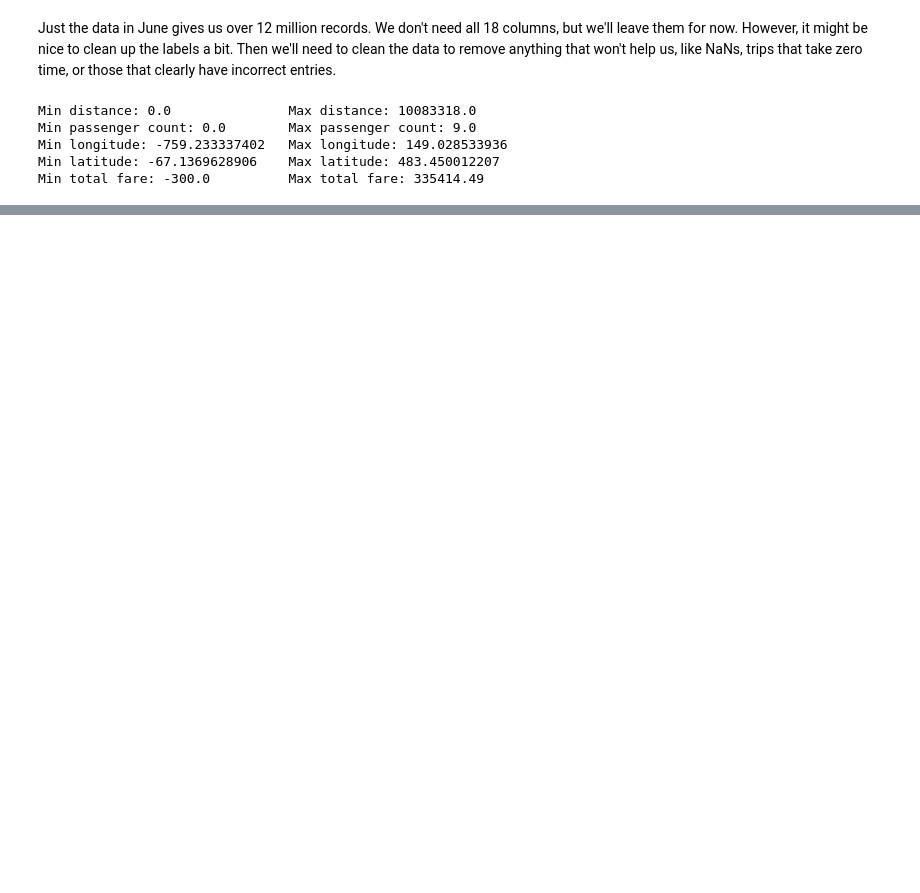
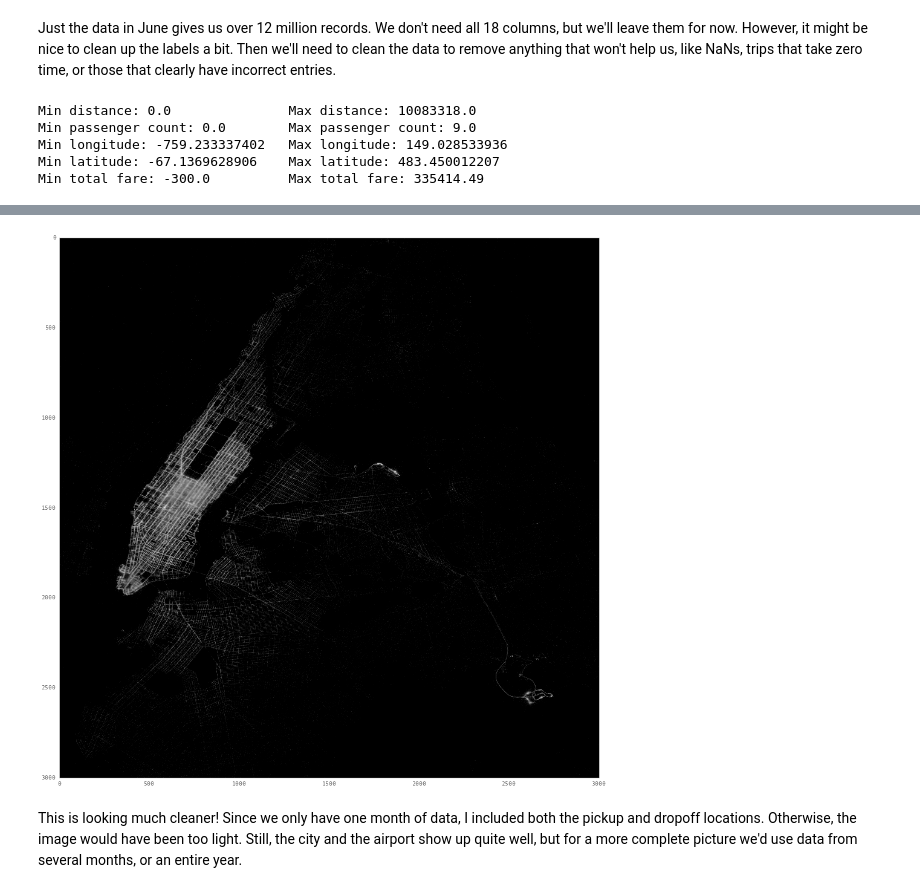
Before and after one commit to bradmager/NYC_TaxiData, a Jupyter notebook: NYC_TaxiData.ipynb, the cells around one changed output, grey strips where cells are left out. Saved outputs shown, nothing was run; the diff lists cells and outputs as text; code cells hidden in the pictures; blank space fills up the shorter version.

```diff
--- a/NYC_TaxiData.ipynb
+++ b/NYC_TaxiData.ipynb
@@ -124,0 +130,31 @@ P.set_axis_bgcolor('black') #Background Color
+# %%
+# Initialize a 2-D arrays of ones. We use ones here instead of zeros because we'll be taking the
+# log of the final values later, and we can't take the log of zero.
+log_vals = np.ones((4000,4000))
+
+# For every pickup or dropoff location that matches an array location, increment the value
+# of that element. Each element represents a pixel of the final image.
+# Note that the y-values, i.e., the latitudes, need to be reversed.
+def incr_ar(row):
+    log_vals[3999-row['pickup_lat'], row['pickup_long']] += 1
+    log_vals[3999-row['dropoff_lat'], row['dropoff_long']] += 1
+
+t = trip.apply(incr_ar, axis=1)
+# %%
+%matplotlib inline
+
+pd.options.display.mpl_style = 'default'
+
+# # This creates a figure that is 4000 x 4000 pixels
+rcParams['figure.figsize'] = (16, 16) # Figure size in inches
+rcParams['figure.dpi'] = 250
+
+# Take the log of the values.
+log_vals10 = np.log(log_vals)
+
+plt.imshow(log_vals10[1000:4000, 500:3500])
+plt.show()
+# %% [output]
+[figure, added]
+# %% [markdown]
+This is looking much cleaner! Since we only have one month of data, I included both the pickup and dropoff locations. Otherwise, the image would have been too light. Still, the city and the airport show up quite well, but for a more complete picture we'd use data from several months, or an entire year.
```
Also changed, not shown: parts of 20 cells of this notebook.
